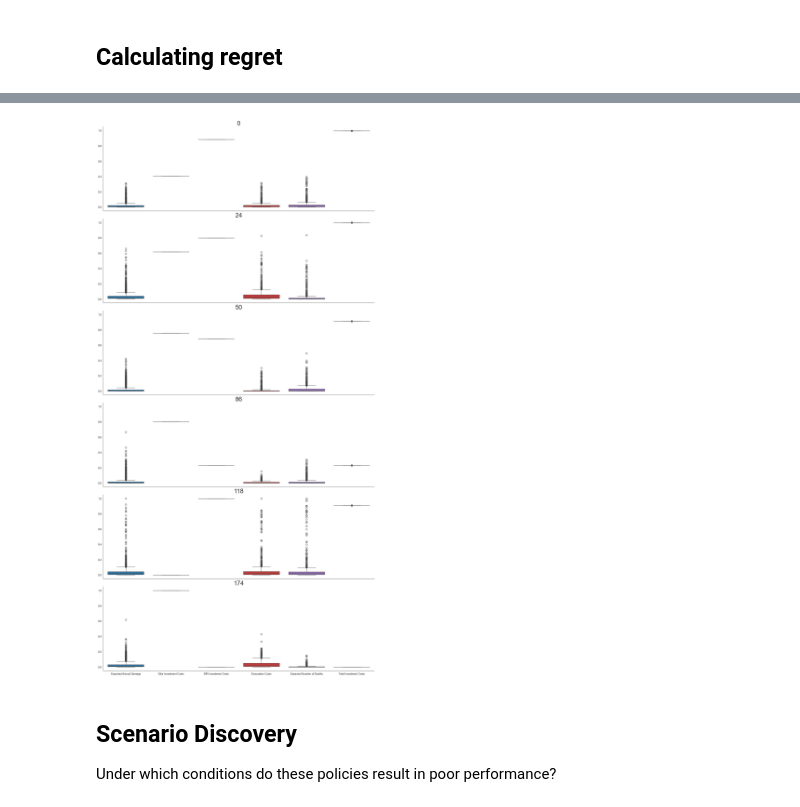
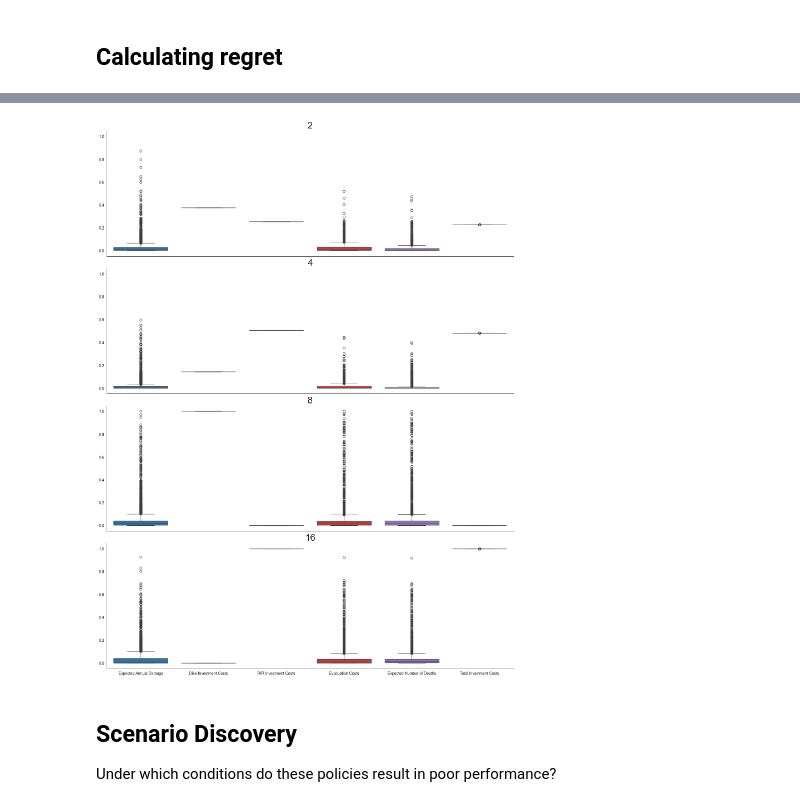
Before and after one commit to BabylonVampyre/MBDM_model_Delata_comission_2024, a Jupyter notebook: final assignment/Robustness_Evaluation.ipynb, the cells around one changed output, grey strips where cells are left out. Saved outputs shown, nothing was run; the diff lists cells and outputs as text; code cells hidden in the pictures.

Commit message:
robustness evaluations and other files

```diff
--- a/final assignment/Robustness_Evaluation.ipynb
+++ b/final assignment/Robustness_Evaluation.ipynb
@@ -63,3 +64,6 @@ logical_31 = results_v1['Expected Annual Damage']<0.01
 # %%
-policies = pd.concat([results_v0[logical_1 & logical_2 & logical_3],results_v1[logical_11 & logical_21 & logical_31]])
+#policies = pd.concat([results_v0[logical_1 & logical_2 & logical_3],results_v1[logical_11 & logical_21 & logical_31]])
+#policies.to_csv("Filtered Policies - to be tested for robustness.csv")
+policies = results_v0[logical_1 & logical_2 & logical_3]
 policies.to_csv("Filtered Policies - to be tested for robustness.csv")
+policies.head()
@@ -66,5 +77,5 @@ policies.to_csv("Filtered Policies - to be tested for robustness.csv")
 # %%
-policies = pd.concat([results_v0[logical_1 & logical_2 & logical_3],results_v1[logical_11 & logical_21 & logical_31]])
+#policies = pd.concat([results_v0[logical_1 & logical_2 & logical_3],results_v1[logical_11 & logical_21 & logical_31]])
 policies = policies.drop([o.name for o in model.outcomes], axis=1)
 policies = policies.drop(columns=['RfR_agg'])
 policies.info()
@@ -108,7 +123,7 @@ save_results(scenario_results, "directed search results/policy_robustness_1000_s
 # %% [markdown]
 ### Calculating Signal to Noise Ratio
 # %%
-scenario_results=load_results("directed search results/policy_robustness_1000_scenarios.tar.gz")
+scenario_results=load_results("directed search results/policy_robustness_2000_scenarios.tar.gz")
 # %%
 def s_to_n(data, direction):
     mean = np.mean(data)
@@ -219,7 +222,7 @@ for outcome in model.outcomes:
     # basically we take the difference of the maximum across
     # the row and the actual values in the row
     #
-    outcome_regret = (data.max(axis=1).values[:, np.newaxis] - data).abs()
+    outcome_regret = (data.min(axis=1).values[:, np.newaxis] - data).abs()
 
     overall_regret[outcome.name] = outcome_regret
     max_regret[outcome.name] = outcome_regret.max()
@@ -261,38 +281,38 @@ for key, value in overall_regret.items():
         policy_regret[policy][key] = value[policy]
 # %%
 # this generates a 2 plots with a shared y and x axis
-fig, axes = plt.subplots( nrows=6, figsize=(15,30),
+fig, axes = plt.subplots( nrows=4, figsize=(15,20),
                          sharey=True, sharex=True,constrained_layout=True)
 #axes.flatten()
 
 # to ensure easy iteration over the axes grid, we turn it
 # into a list. Because there are four plots, I hard coded
 # this.
 
 
 # zip allows us to zip together the list of axes and the list of
 # key value pairs return by items. If we iterate over this
 # it returns a tuple of length 2. The first item is the ax
 # the second items is the key value pair.
 for ax, (policy, regret) in zip(axes, policy_regret.items()):
     data = pd.DataFrame(regret)
 
     # we need to scale the regret to ensure fair visual
     # comparison. We can do that by divding by the maximum regret
     data = data/max_regret.max(axis=0)
     sns.boxplot(data=data, ax=ax)
 
     # removes top and left hand black outline of axes
     sns.despine()
 
     # ensure we know which policy the figure is for
     ax.set_title(str(policy),fontsize=24)
 
 
 plt.savefig("directed search results/boxplot for regret.png")
 plt.show()
 # %% [output]
-[figure, old version]
+[figure, new version]
 # %% [markdown]
 ## Scenario Discovery
 Under which conditions do these policies result in poor performance?
```
Also changed, not shown: parts of 41 cells of this notebook, 21 other files.
